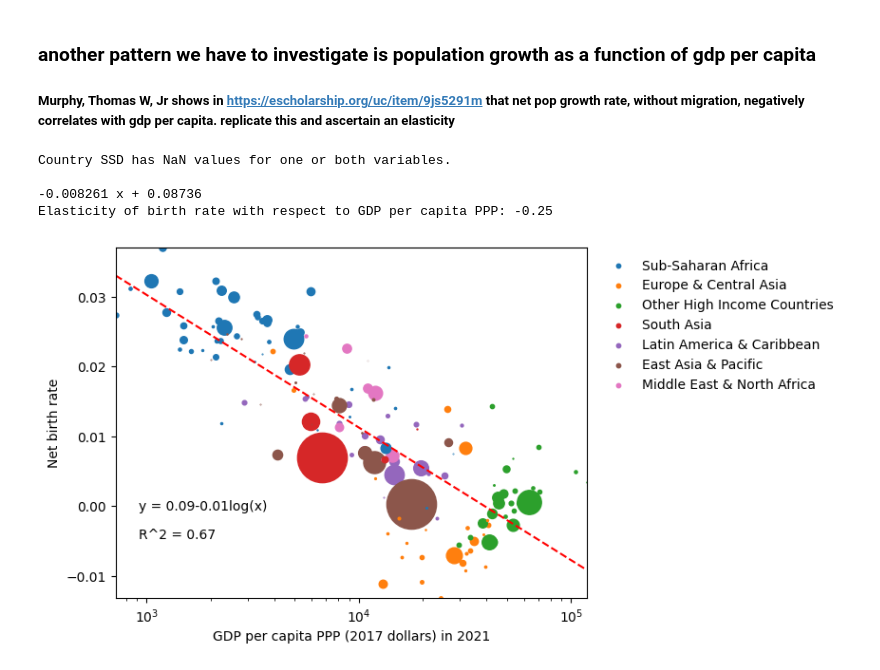
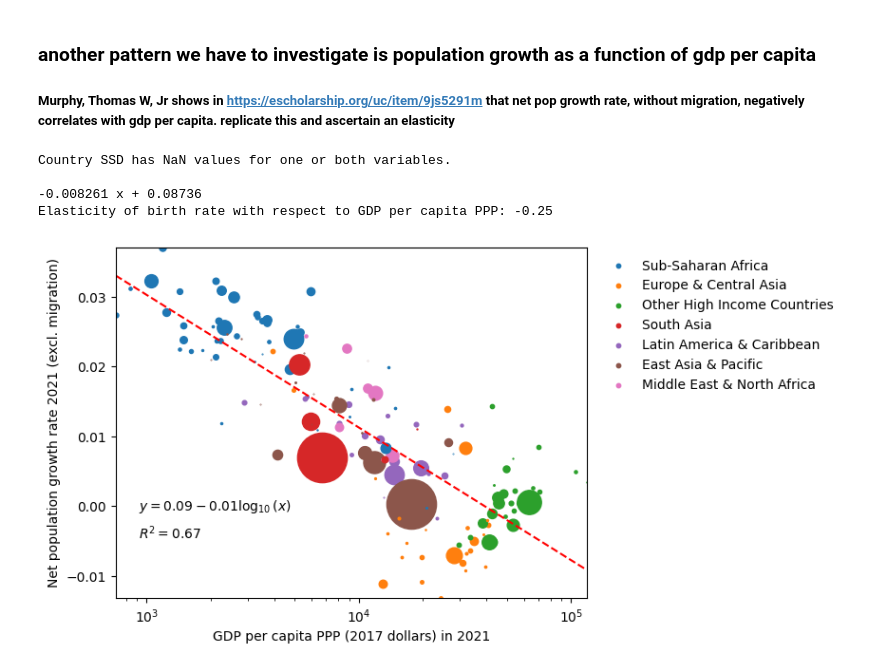
Before and after one commit to yannickoswald/convergence, a Jupyter notebook: first_data_explorations.ipynb, the cells around one changed output. Cells and saved outputs as stored; diff of their text form; code cells hidden in the pictures.

```diff
--- a/first_data_explorations.ipynb
+++ b/first_data_explorations.ipynb
@@ -425,7 +425,7 @@ for country in countries:
 
     # label the axes
     ax.set_xlabel('GDP per capita PPP (2017 dollars) in 2021')
-    ax.set_ylabel('Net birth rate')
+    ax.set_ylabel('Net population growth rate 2021 (excl. migration)')
     # log the x axis
     ax.set_xscale('log')
     # no margins
@@ -451,34 +451,34 @@ if len(list_values_gdp) > 1:  # Ensure there's more than one data point
         ax.plot(np.exp(x_axis), y_axis, color='red', linestyle='--')
         # also plot the R^2 value
         r_squared = np.corrcoef(np.log(list_values_gdp), list_values_net)[0][1] ** 2
-        ax.annotate(f'R^{2} = {r_squared:.2f}', xy=(0.05, 0.17), xycoords='axes fraction')
+        ax.annotate(r'$R^2 = {:.2f}$'.format(r_squared), xy=(0.05, 0.17), xycoords='axes fraction')
         # and the equation of the logarithmic fit line
-        ax.annotate(f'y = {polynomial[0]:.2f}{polynomial[1]:.2f}log(x)', xy=(0.05, 0.25), xycoords='axes fraction')
+        ax.annotate(r'$y = {0:.2f} - {1:.2f}\log_{{10}}(x)$'.format(polynomial[0], abs(polynomial[1])), xy=(0.05, 0.25), xycoords='axes fraction')
         # plot legend outside the plot to the upper right from it with no frame
         lgnd = ax.legend(loc='upper right', bbox_to_anchor=(1.55, 1), frameon=False)
         # Set a fixed marker size for all legend markers
-        for handle in lgnd.legendHandles:
+        for handle in lgnd.legend_handles:
             handle.set_sizes([10])  # Adjust the number inside the list to change the size
 
 
     except np.linalg.LinAlgError:
         print("Error: SVD did not converge. Check your data for issues.")
 else:
     print("Insufficient valid data points for fitting.")
 
 
 # compute an elasticity of birth rate with respect to GDP per capita PPP
 # Shift the data to make all values positive
 min_net = np.abs(min(list_values_net))
 # Avoid zero values
 shifted_net = np.array(list_values_net) + min_net + 0.01
 # now compute the elasticity via log log regression, the coefficient is the elasticity
 coefficients = np.polyfit(np.log(list_values_gdp), np.log(shifted_net), 1)
 # Print the elasticity which is the coefficient multiplication factor of the log log regression
 print(f"Elasticity of birth rate with respect to GDP per capita PPP: {coefficients[0]:.2f}")
 # %% [output]
 Country SSD has NaN values for one or both variables.
 
 -0.008261 x + 0.08736
 Elasticity of birth rate with respect to GDP per capita PPP: -0.25
-[figure, old version]
+[figure, new version]
```
